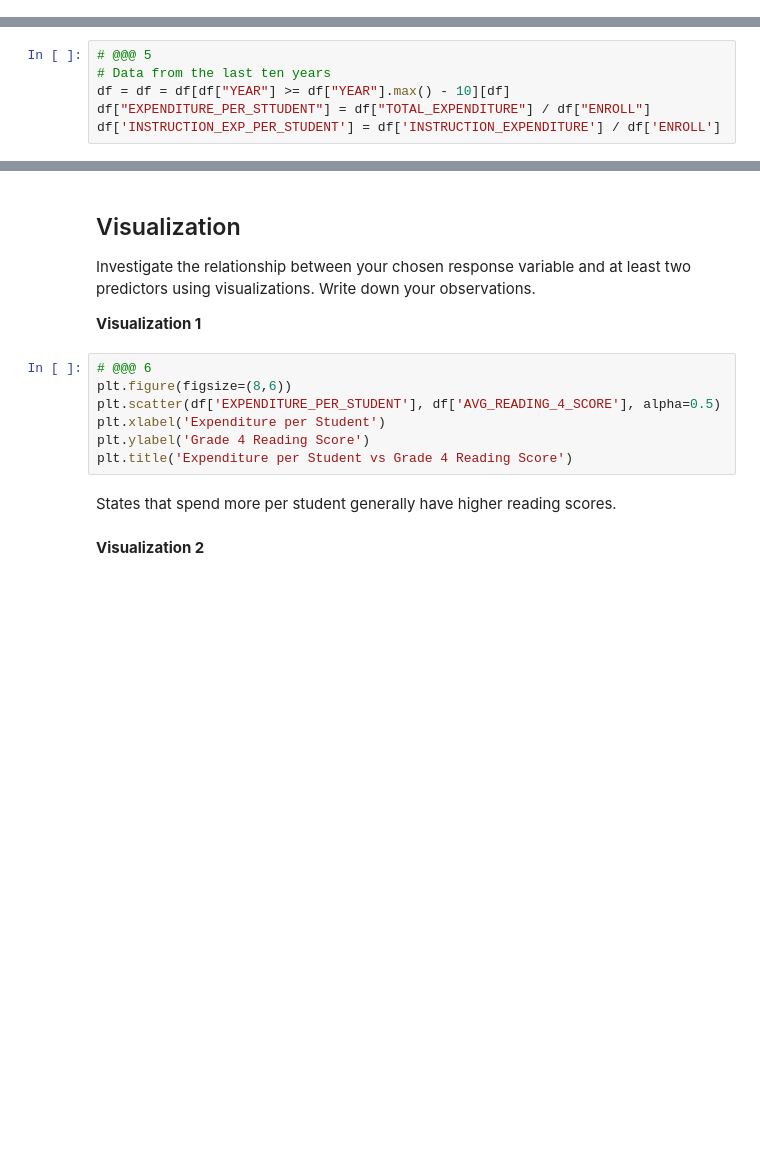
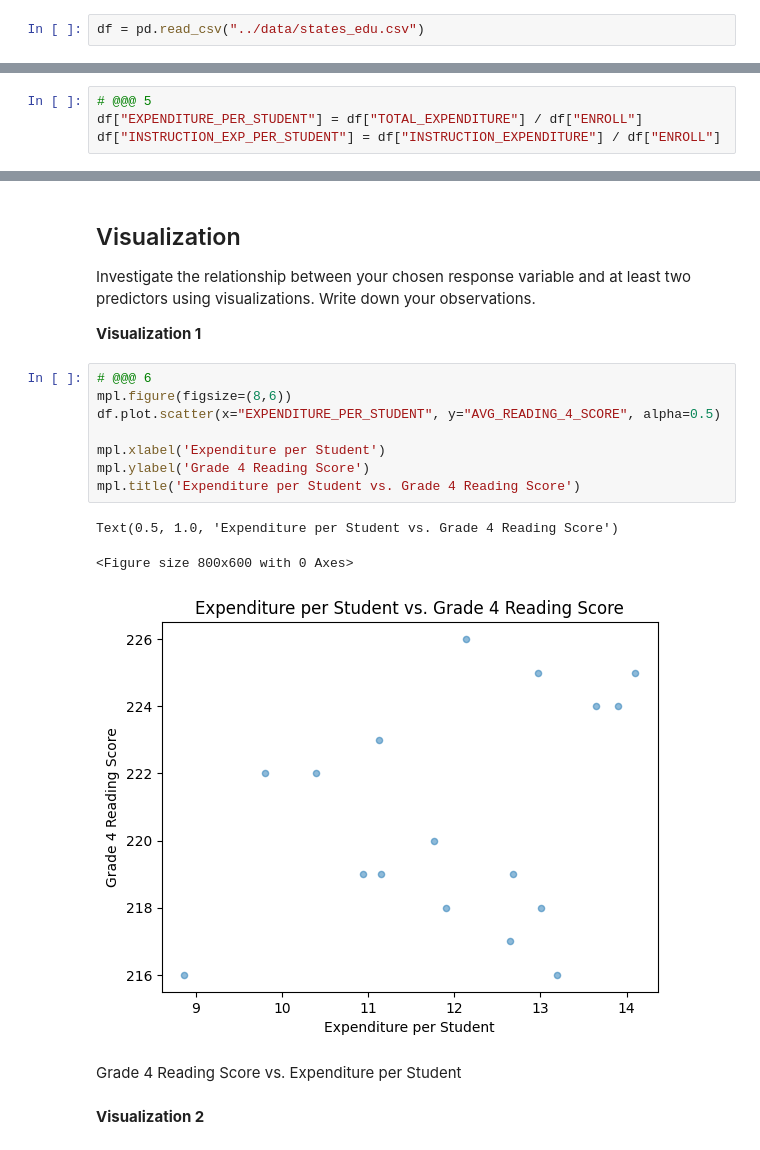
Before and after one commit to Crumb-le/MDST-Tutorial, a Jupyter notebook: tutorial1/checkpoint1.ipynb, the cells around one changed output, grey strips where cells are left out. Drawn from its saved outputs; the diff is of its cells as text; blank space fills up the shorter version.

```diff
--- a/tutorial1/checkpoint1.ipynb
+++ b/tutorial1/checkpoint1.ipynb
@@ -42,3 +40,5 @@ df = pd.read_csv("C:\Users\leahc\OneDrive\Desktop\MDST-Onboarding-main\data")
+# %%
+df = pd.read_csv("../data/states_edu.csv")
 # %% [markdown]
 You should always familiarize yourself with what each column in the dataframe represents. Read about the states_edu dataset here: https://www.kaggle.com/noriuk/us-education-datasets-unification-project
 # %% [markdown]
@@ -90,10 +90,8 @@ You can also create your own features. For example, perhaps you figured that may
 Use this space to modify or create features.
 # %%
 # @@@ 5
-# Data from the last ten years
-df = df = df[df["YEAR"] >= df["YEAR"].max() - 10][df]
-df["EXPENDITURE_PER_STTUDENT"] = df["TOTAL_EXPENDITURE"] / df["ENROLL"]
-df['INSTRUCTION_EXP_PER_STUDENT'] = df['INSTRUCTION_EXPENDITURE'] / df['ENROLL']
+df["EXPENDITURE_PER_STUDENT"] = df["TOTAL_EXPENDITURE"] / df["ENROLL"]
+df["INSTRUCTION_EXP_PER_STUDENT"] = df["INSTRUCTION_EXPENDITURE"] / df["ENROLL"]
 # %% [markdown]
 Feature engineering justification: Both expenditure per student and instruction expenditure per student can help to predict Grade 4 Reading scores. Funding per student is likely to impact how well students do in learning.
 # %% [markdown]
@@ -104,13 +102,18 @@ Investigate the relationship between your chosen response variable and at least
 **Visualization 1**
 # %%
 # @@@ 6
-plt.figure(figsize=(8,6))
-plt.scatter(df['EXPENDITURE_PER_STUDENT'], df['AVG_READING_4_SCORE'], alpha=0.5)
-plt.xlabel('Expenditure per Student')
-plt.ylabel('Grade 4 Reading Score')
-plt.title('Expenditure per Student vs Grade 4 Reading Score')
+mpl.figure(figsize=(8,6))
+df.plot.scatter(x="EXPENDITURE_PER_STUDENT", y="AVG_READING_4_SCORE", alpha=0.5)
+
+mpl.xlabel('Expenditure per Student')
+mpl.ylabel('Grade 4 Reading Score')
+mpl.title('Expenditure per Student vs. Grade 4 Reading Score')
+# %% [output]
+Text(0.5, 1.0, 'Expenditure per Student vs. Grade 4 Reading Score')
+<Figure size 800x600 with 0 Axes>
+[figure, added]
-# %% [markdown]
-States that spend more per student generally have higher reading scores.
+# %% [markdown]
+Grade 4 Reading Score vs. Expenditure per Student
 # %% [markdown]
 **Visualization 2**
 # %%
```
Also changed, not shown: parts of 15 cells of this notebook, 1 other file.
